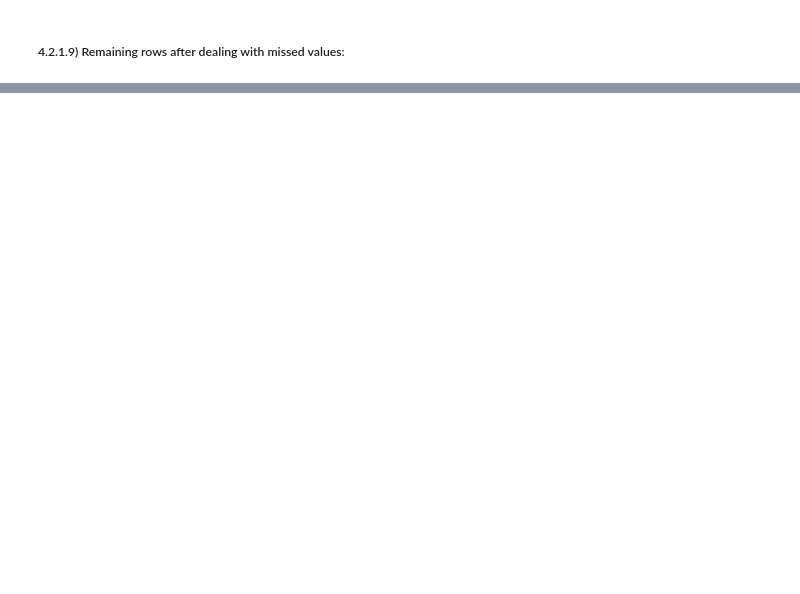
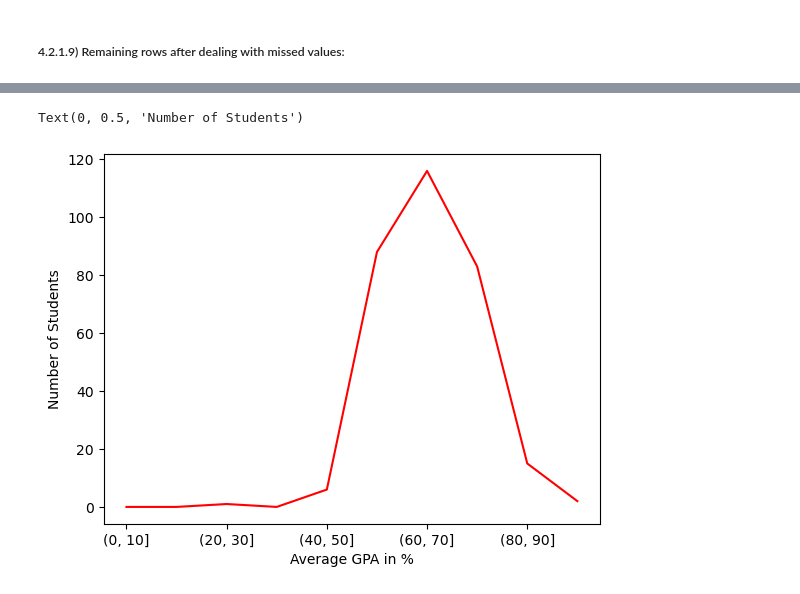
Before and after one commit to TRossen89/BI_MP_Assignments, a Jupyter notebook: MP1_Data_Ingestion_and_Wrangling.ipynb, the cells around one changed output, grey strips where cells are left out. Saved outputs shown, nothing was run; the diff lists cells and outputs as text; code cells hidden in the pictures; blank space fills up the shorter version.

```diff
--- a/MP1_Data_Ingestion_and_Wrangling.ipynb
+++ b/MP1_Data_Ingestion_and_Wrangling.ipynb
@@ -502,0 +765,7 @@ alcohol_clean5.shape[0]
+# %%
+avg_GPA.plot(kind="line", color="red")
+plt.xlabel("Average GPA in %")
+plt.ylabel("Number of Students")
+# %% [output]
+Text(0, 0.5, 'Number of Students')
+[figure, added]
```
Also changed, not shown: parts of 26 cells of this notebook.
